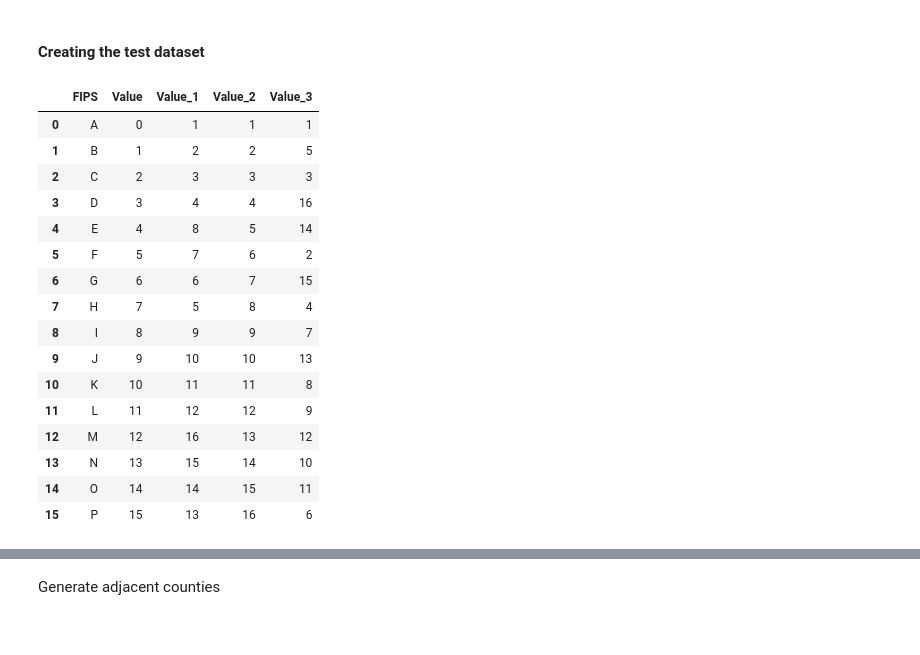
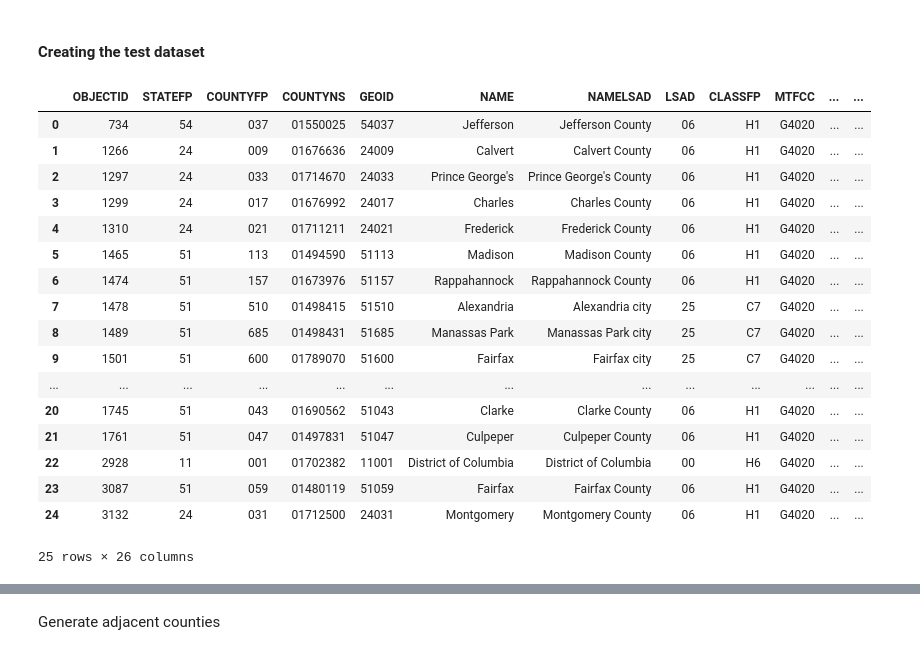
Before and after one commit to hashansl/adjacency-multiple-variables, a Jupyter notebook: main_real_values.ipynb, the cells around one changed output, grey strips where cells are left out. Cells and saved outputs as stored; diff of their text form; code cells hidden in the pictures.

```diff
--- a/main_real_values.ipynb
+++ b/main_real_values.ipynb
@@ -37,20 +28,0 @@ df = pd.DataFrame({'FIPS': box_names, 'Value': values,'Value_1': values_1,'Value
-# %%
-df
-# %% [output]
-|  | FIPS | Value | Value_1 | Value_2 | Value_3 |
-| 0 | A | 0 | 1 | 1 | 1 |
-| 1 | B | 1 | 2 | 2 | 5 |
-| 2 | C | 2 | 3 | 3 | 3 |
-| 3 | D | 3 | 4 | 4 | 16 |
-| 4 | E | 4 | 8 | 5 | 14 |
-| 5 | F | 5 | 7 | 6 | 2 |
-| 6 | G | 6 | 6 | 7 | 15 |
-| 7 | H | 7 | 5 | 8 | 4 |
-| 8 | I | 8 | 9 | 9 | 7 |
-| 9 | J | 9 | 10 | 10 | 13 |
-| 10 | K | 10 | 11 | 11 | 8 |
-| 11 | L | 11 | 12 | 12 | 9 |
-| 12 | M | 12 | 16 | 13 | 12 |
-| 13 | N | 13 | 15 | 14 | 10 |
-| 14 | O | 14 | 14 | 15 | 11 |
-| 15 | P | 15 | 13 | 16 | 6 |
@@ -59,0 +29,23 @@ df.sort_values(by='Value_2', inplace=True)
+# %%
+Washington_Arlington_Alexandria_DC_VA_MD_WV_Counties = gpd.read_file('./data/DCMetroArea/DC_Metro_counties/Washington_Arlington_Alexandria_DC_VA_MD_WV_Counties.shp')
+# %%
+Washington_Arlington_Alexandria_DC_VA_MD_WV_Counties
+# %% [output]
+|  | OBJECTID | STATEFP | COUNTYFP | COUNTYNS | GEOID | NAME | NAMELSAD | LSAD | CLASSFP | MTFCC | ... | ... |
+| 0 | 734 | 54 | 037 | 01550025 | 54037 | Jefferson | Jefferson County | 06 | H1 | G4020 | ... | ... |
+| 1 | 1266 | 24 | 009 | 01676636 | 24009 | Calvert | Calvert County | 06 | H1 | G4020 | ... | ... |
+| 2 | 1297 | 24 | 033 | 01714670 | 24033 | Prince George's | Prince George's County | 06 | H1 | G4020 | ... | ... |
+| 3 | 1299 | 24 | 017 | 01676992 | 24017 | Charles | Charles County | 06 | H1 | G4020 | ... | ... |
+| 4 | 1310 | 24 | 021 | 01711211 | 24021 | Frederick | Frederick County | 06 | H1 | G4020 | ... | ... |
+| 5 | 1465 | 51 | 113 | 01494590 | 51113 | Madison | Madison County | 06 | H1 | G4020 | ... | ... |
+| 6 | 1474 | 51 | 157 | 01673976 | 51157 | Rappahannock | Rappahannock County | 06 | H1 | G4020 | ... | ... |
+| 7 | 1478 | 51 | 510 | 01498415 | 51510 | Alexandria | Alexandria city | 25 | C7 | G4020 | ... | ... |
+| 8 | 1489 | 51 | 685 | 01498431 | 51685 | Manassas Park | Manassas Park city | 25 | C7 | G4020 | ... | ... |
+| 9 | 1501 | 51 | 600 | 01789070 | 51600 | Fairfax | Fairfax city | 25 | C7 | G4020 | ... | ... |
+| ... | ... | ... | ... | ... | ... | ... | ... | ... | ... | ... | ... | ... |
+| 20 | 1745 | 51 | 043 | 01690562 | 51043 | Clarke | Clarke County | 06 | H1 | G4020 | ... | ... |
+| 21 | 1761 | 51 | 047 | 01497831 | 51047 | Culpeper | Culpeper County | 06 | H1 | G4020 | ... | ... |
+| 22 | 2928 | 11 | 001 | 01702382 | 11001 | District of Columbia | District of Columbia | 00 | H6 | G4020 | ... | ... |
+| 23 | 3087 | 51 | 059 | 01480119 | 51059 | Fairfax | Fairfax County | 06 | H1 | G4020 | ... | ... |
+| 24 | 3132 | 24 | 031 | 01712500 | 24031 | Montgomery | Montgomery County | 06 | H1 | G4020 | ... | ... |
+25 rows × 26 columns
```
Also changed, not shown: parts of 26 cells of this notebook, 1 other file.
